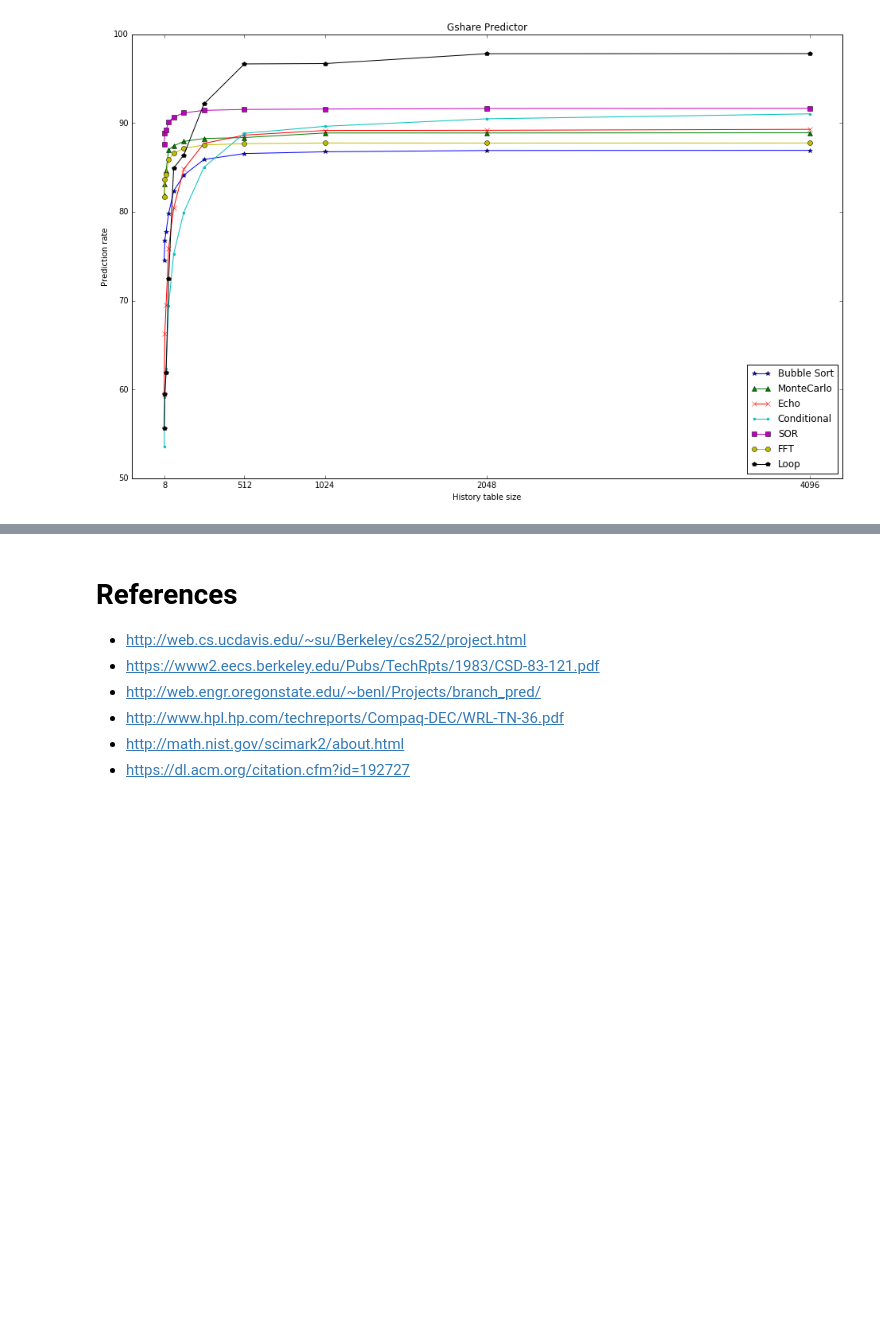
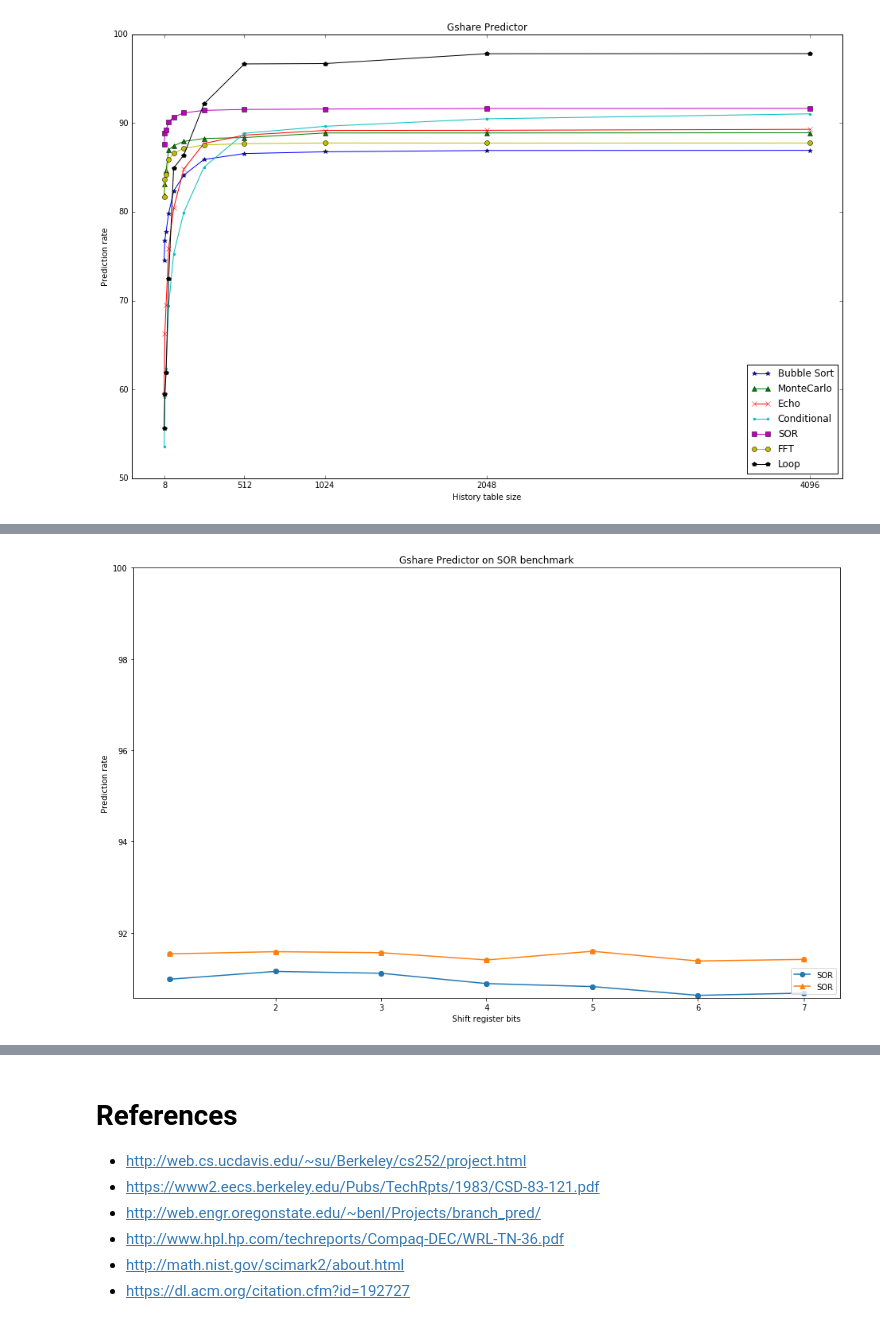
Before and after one commit to 12yuens2/branch-prediction, a Jupyter notebook: CS4202 Branch Prediction Practical.ipynb, the cells around one changed output, grey strips where cells are left out. Saved outputs shown, nothing was run; the diff lists cells and outputs as text; code cells hidden in the pictures; blank space fills up the shorter version.

```diff
--- a/CS4202 Branch Prediction Practical.ipynb
+++ b/CS4202 Branch Prediction Practical.ipynb
@@ -461,5 +438,0 @@ chi_sort = []
-# %%
-i = 2
-for x, y in ch_sort:
-    chi_sort.append((i, y))
-    i += 1
@@ -489,0 +447,19 @@ plt.show()
+# %%
+ee = {
+    "128": PlotData(trace_sor, "SOR", "o"),
+    "1024": PlotData(trace_sor, "SOR", "^")
+}
+# %%
+for i in range(1, 8):
+    g7 = GsharePredictor(7, i)
+    ee["128"].data.append((i, g7.simulate(ee["128"].trace)))
+# %%
+for i in range(1, 8):
+    g7 = GsharePredictor(10, i)
+    ee["1024"].data.append((i, g7.simulate(ee["1024"].trace)))
+# %%
+gge = plot_graph("Gshare Predictor on SOR benchmark", [data for _, data in ee.items()], xlabel="Shift register bits", xticks=[2,3,4,5,6,7,8,9,10,11,12])
+gge.plot()
+plt.show()
+# %% [output]
+[figure, added]
```
Also changed, not shown: parts of 17 cells of this notebook.
